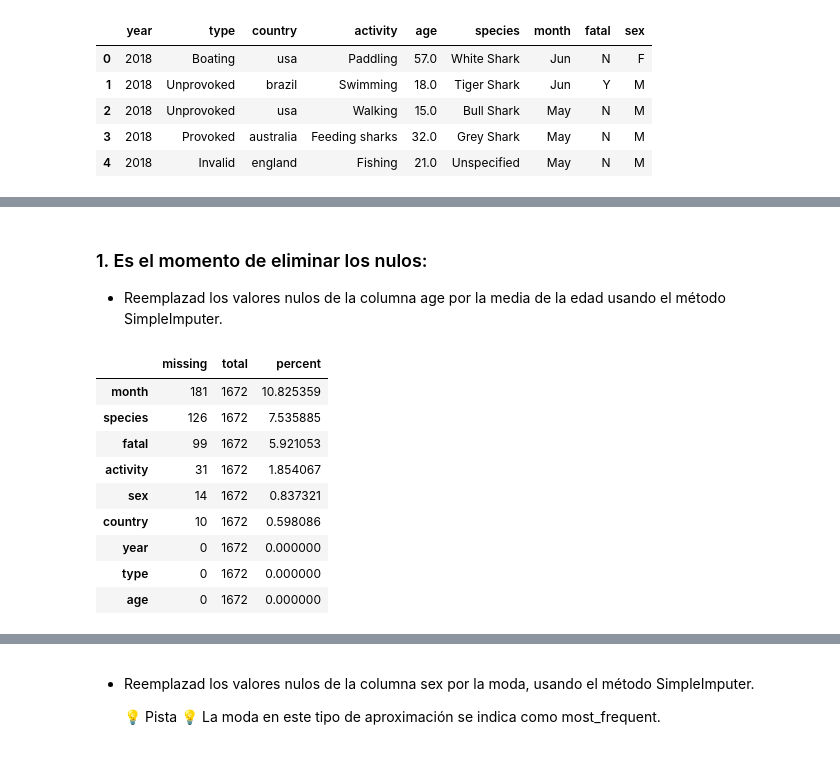
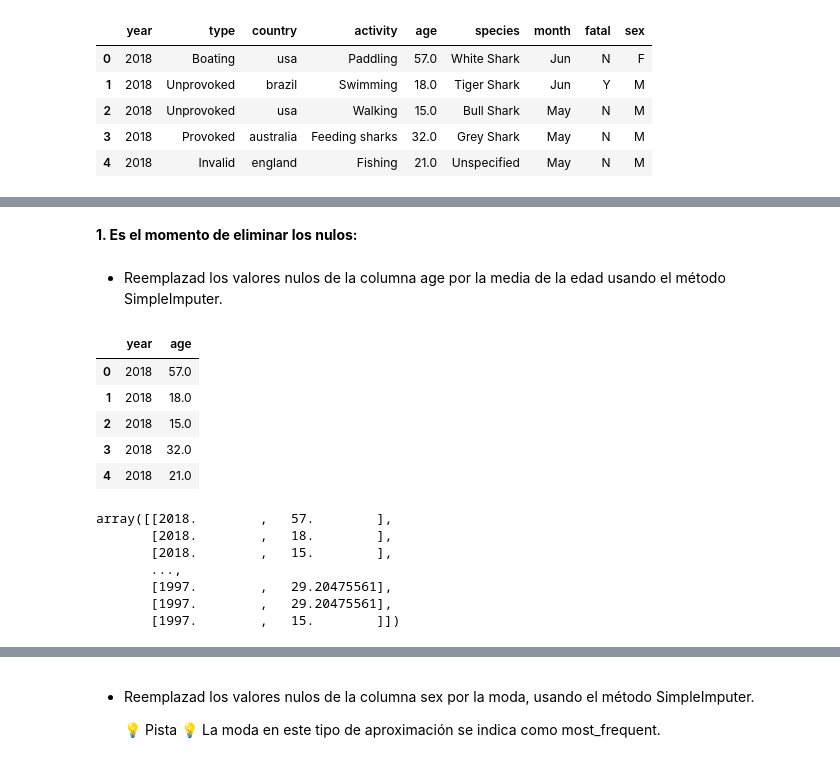
Before and after one commit to Adalab/DA-promo-c-modulo-2-sprint-2-Gadea-Laura, a Jupyter notebook: Limpieza/Limpieza-5-Sklearn.ipynb, the cells around one changed output, grey strips where cells are left out. Drawn from its saved outputs; the diff is of its cells as text; code cells hidden in the pictures.

Commit message:
Limpieza 5 - Sklearn

```diff
--- a/Limpieza/Limpieza-5-Sklearn.ipynb
+++ b/Limpieza/Limpieza-5-Sklearn.ipynb
@@ -5,9 +3,13 @@
 # %%
 import pandas as pd
-import sidetable
+import seaborn as sns
+import matplotlib.pyplot as plt
+import sidetable as stb
 import numpy as np
 from sklearn.impute import SimpleImputer
 from sklearn.experimental import enable_iterative_imputer
-from sklearn.impute import IterativeImputer
 from sklearn.impute import KNNImputer
+
+pd.options.display.max_columns = None
+pd.options.display.max_rows = None
 # %%
@@ -36,3 +25,4 @@ df.stb.missing()
+# %% [markdown]
+**1. Es el momento de eliminar los nulos:**
 # %% [markdown]
-### 1. Es el momento de eliminar los nulos:
 - Reemplazad los valores nulos de la columna age por la media de la edad usando el método SimpleImputer.
@@ -45,15 +29,10 @@ def simple_imputer(df, col, estadis):
-# %%
-df = simple_imputer(df, "age", "mean")
-# %%
-df.stb.missing()
-# %% [output]
-|  | missing | total | percent |
-| month | 181 | 1672 | 10.825359 |
-| species | 126 | 1672 | 7.535885 |
-| fatal | 99 | 1672 | 5.921053 |
-| activity | 31 | 1672 | 1.854067 |
-| sex | 14 | 1672 | 0.837321 |
-| country | 10 | 1672 | 0.598086 |
-| year | 0 | 1672 | 0.000000 |
-| type | 0 | 1672 | 0.000000 |
-| age | 0 | 1672 | 0.000000 |
+# %%
+numericas = df.select_dtypes(include=np.number)
+numericas.head()
+# %% [output]
+|  | year | age |
+| 0 | 2018 | 57.0 |
+| 1 | 2018 | 18.0 |
+| 2 | 2018 | 15.0 |
+| 3 | 2018 | 32.0 |
+| 4 | 2018 | 21.0 |
@@ -59,0 +42,13 @@ df.stb.missing()
+# %%
+#aplicamos la instancia sobre las variables numéricas
+imputer_mean.fit(numericas)
+# transformamos nuestros datos numéricos
+imputer_mean.transform(numericas)
+# %% [output]
+array([[2018.        ,   57.        ],
+       [2018.        ,   18.        ],
+       [2018.        ,   15.        ],
+       ...,
+       [1997.        ,   29.20475561],
+       [1997.        ,   29.20475561],
+       [1997.        ,   15.        ]])
```
Also changed, not shown: parts of 58 cells of this notebook.
